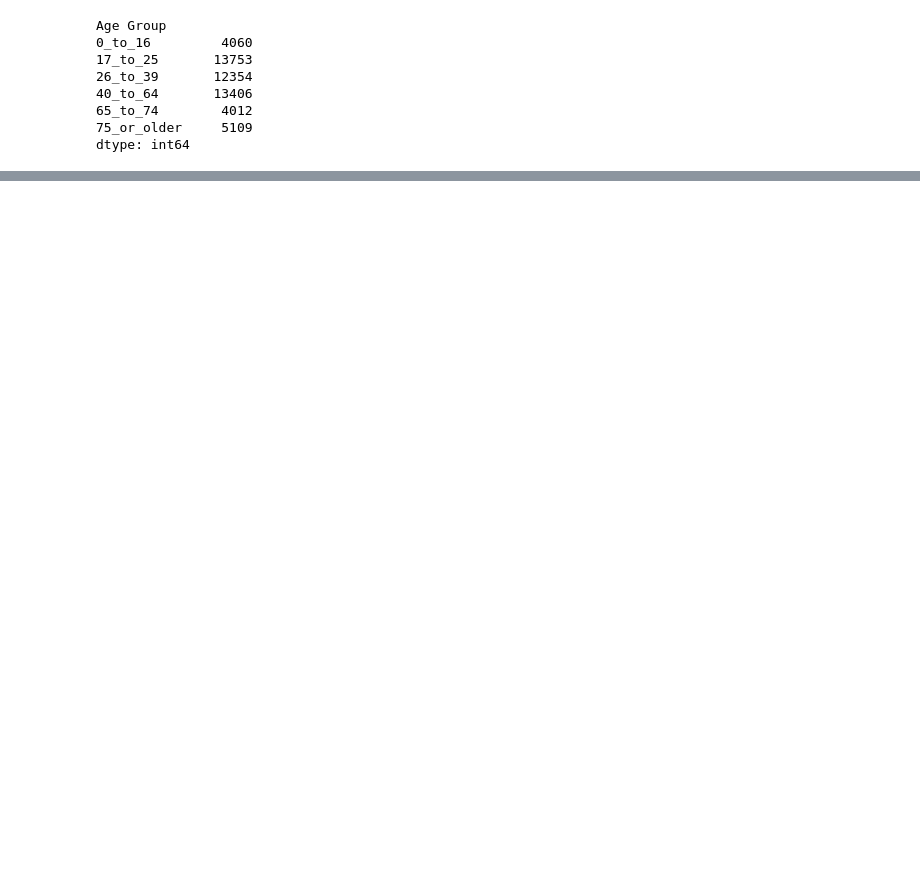
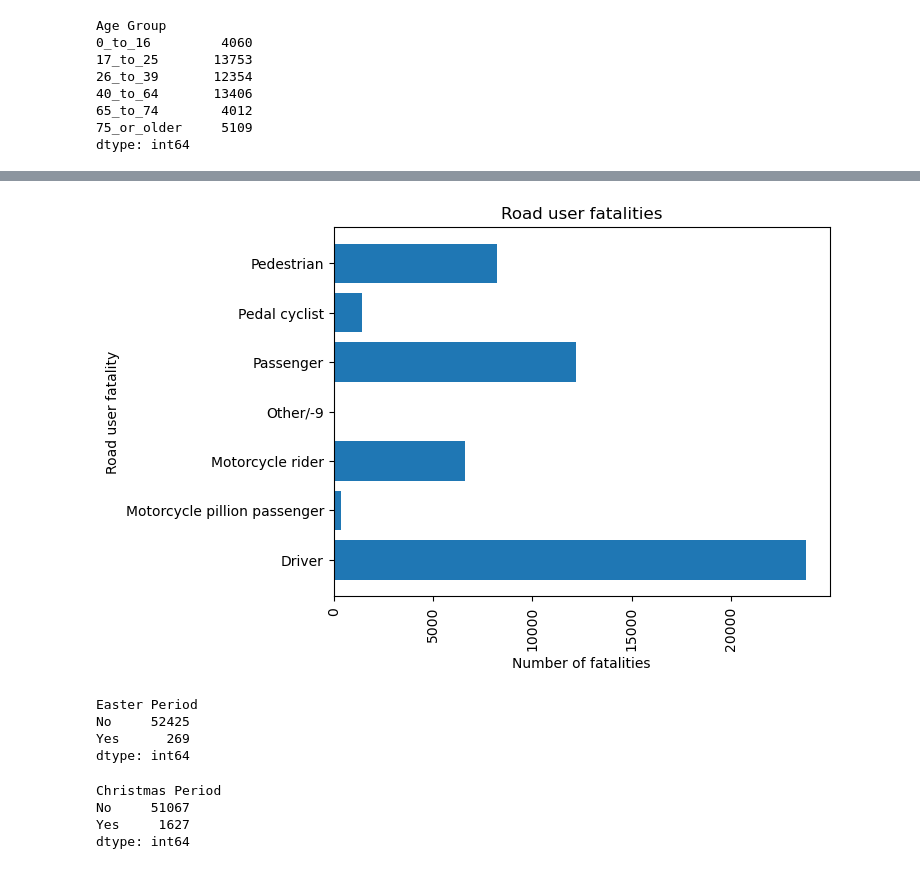
Before and after one commit to Kapedes/project-1-group-2, a Jupyter notebook: Project_1.ipynb, the cells around one changed output, grey strips where cells are left out. Cells and saved outputs as stored; diff of their text form; code cells hidden in the pictures; blank space fills up the shorter version.

```diff
--- a/Project_1.ipynb
+++ b/Project_1.ipynb
@@ -178,0 +246,5 @@ dtype: int64
+# %%
+Road_user = cleaned_crash_data_1_df.groupby(["Road User"]).size()
+
+
+Road_user
@@ -178,0 +261,32 @@ dtype: int64
+# %%
+#create bar chart
+plt.barh(Road_user.index ,Road_user, align = "center" )
+
+#create the ticks
+plt.xticks(rotation= 90)
+
+# Define x and y labels
+plt.xlabel('Number of fatalities')
+plt.ylabel('Road user fatality')
+plt.title('Road user fatalities')
+
+#Display bar chart
+plt.show()
+# %% [output]
+[figure, added]
+# %%
+Easter_period = cleaned_crash_data_1_df.groupby(["Easter Period"]).size()
+Easter_period
+# %% [output]
+Easter Period
+No     52425
+Yes      269
+dtype: int64
+# %%
+Christmas_Period = cleaned_crash_data_1_df.groupby(["Christmas Period"]).size()
+Christmas_Period
+# %% [output]
+Christmas Period
+No     51067
+Yes     1627
+dtype: int64
```
Also changed, not shown: parts of 9 cells of this notebook, 1 other file.
